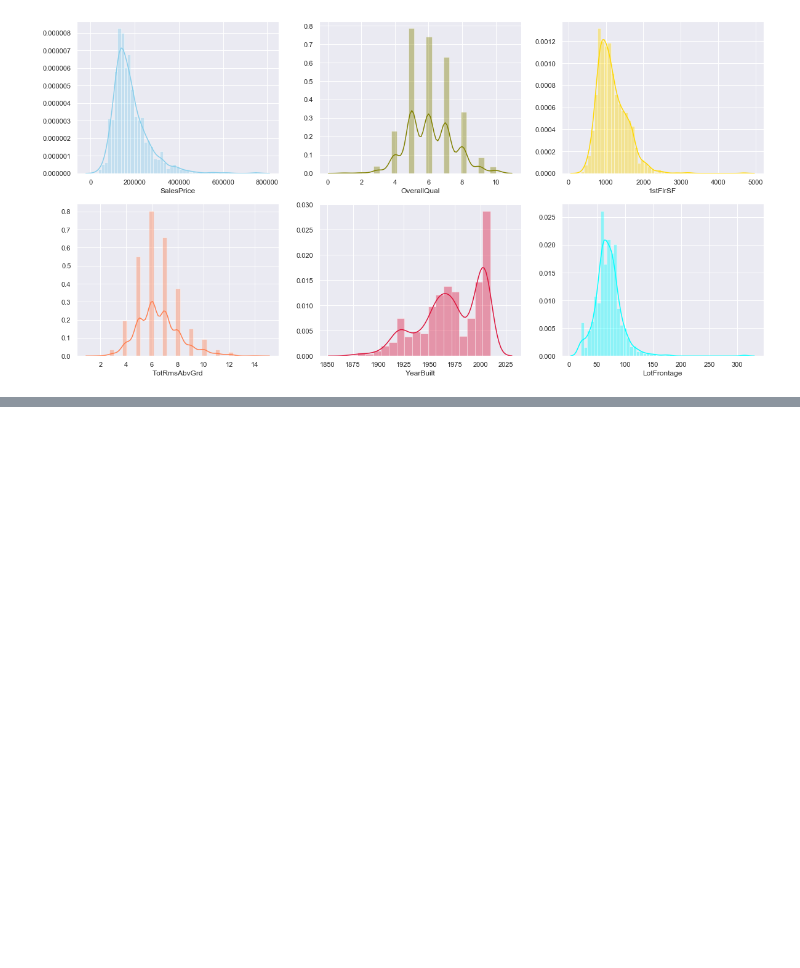
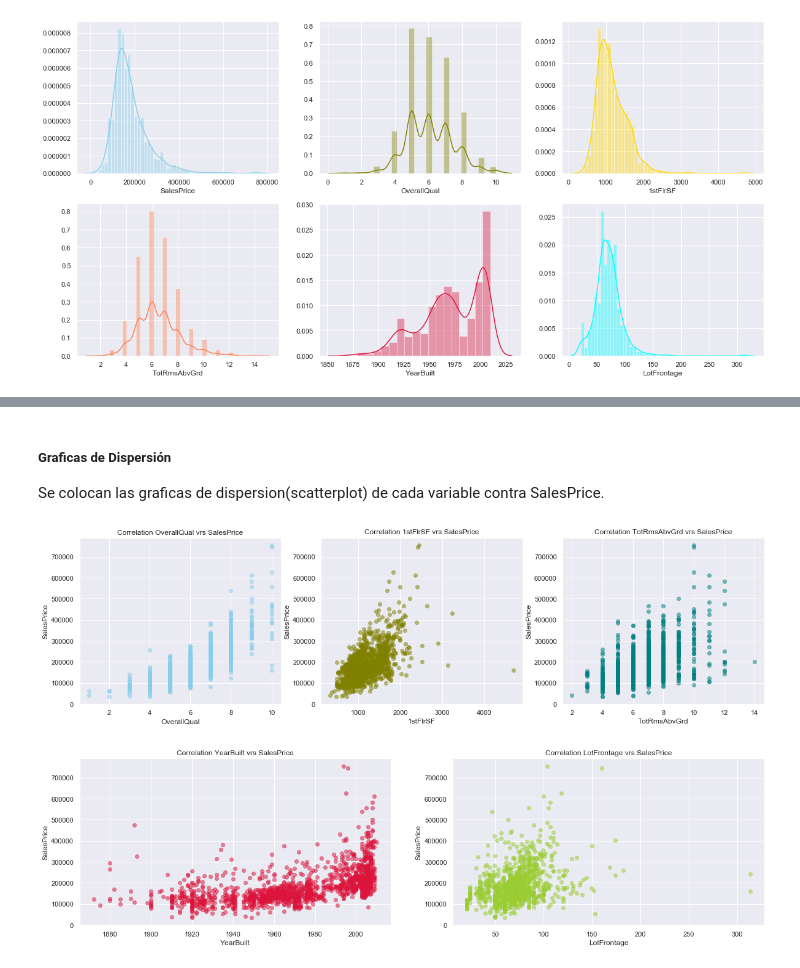
Before and after one commit to jonathanDeLeonGES/jupyterNotebooks, a Jupyter notebook: Proyecto_Curso_CienciaDatos.ipynb, the cells around one changed output, grey strips where cells are left out. Cells and saved outputs as stored; diff of their text form; code cells hidden in the pictures; blank space fills up the shorter version.

```diff
--- a/Proyecto_Curso_CienciaDatos.ipynb
+++ b/Proyecto_Curso_CienciaDatos.ipynb
@@ -220,0 +202,41 @@ plt.show()
+# %% [markdown]
+##### Graficas de Dispersión
+
+Se colocan las graficas de dispersion(scatterplot) de cada variable contra SalesPrice.
+# %%
+##Colocamos las graficas de dispersión
+# plot
+f, axes = plt.subplots(1, 3, figsize=(20, 5), sharex=False)
+##Efectuamos scatterplot de la Variable OverallQual vrs SalesPrice
+axes[0].scatter( House_Data[:,1],House_Data[:,0] , c="skyblue", alpha=0.5)
+axes[0].set_title('Correlation OverallQual vrs SalesPrice')
+axes[0].set_xlabel('OverallQual')
+axes[0].set_ylabel('SalesPrice')
+
+##Efectuamos scatterplot de la Variable  1stFlrSF vrs SalesPrice
+axes[1].scatter( House_Data[:,2],House_Data[:,0] , c="olive", alpha=0.5)
+axes[1].set_title('Correlation 1stFlrSF vrs SalesPrice')
+axes[1].set_xlabel('1stFlrSF')
+axes[1].set_ylabel('SalesPrice')
+
+axes[2].scatter( House_Data[:,3],House_Data[:,0] , c="teal", alpha=0.5)
+axes[2].set_title('Correlation TotRmsAbvGrd vrs SalesPrice')
+axes[2].set_xlabel('TotRmsAbvGrd')
+axes[2].set_ylabel('SalesPrice')
+
+f, axes2 = plt.subplots(1, 2, figsize=(20, 5), sharex=False)
+axes2[0].scatter( House_Data[:,4],House_Data[:,0] , c="crimson", alpha=0.5)
+axes2[0].set_title('Correlation YearBuilt vrs SalesPrice')
+axes2[0].set_xlabel('YearBuilt')
+axes2[0].set_ylabel('SalesPrice')
+
+axes2[1].scatter( House_Data[:,5],House_Data[:,0] , c="yellowgreen", alpha=0.5)
+axes2[1].set_title('Correlation LotFrontage vrs SalesPrice')
+axes2[1].set_xlabel('LotFrontage')
+axes2[1].set_ylabel('SalesPrice')
+
+
+plt.show()
+# %% [output]
+[figure, added]
+[figure, added]
```
Also changed, not shown: parts of 7 cells of this notebook.
